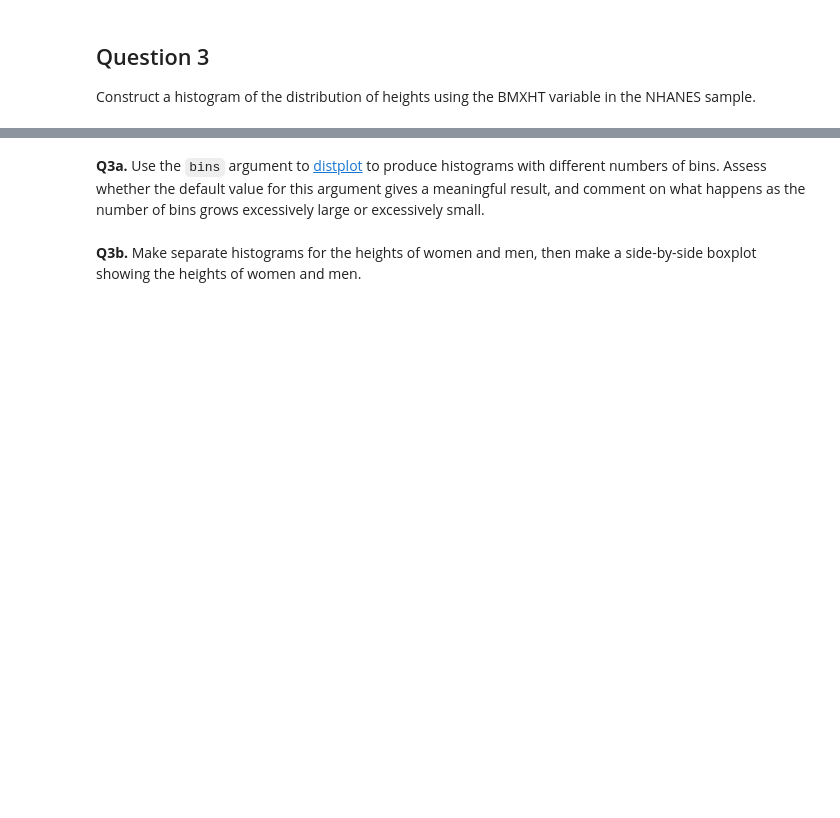
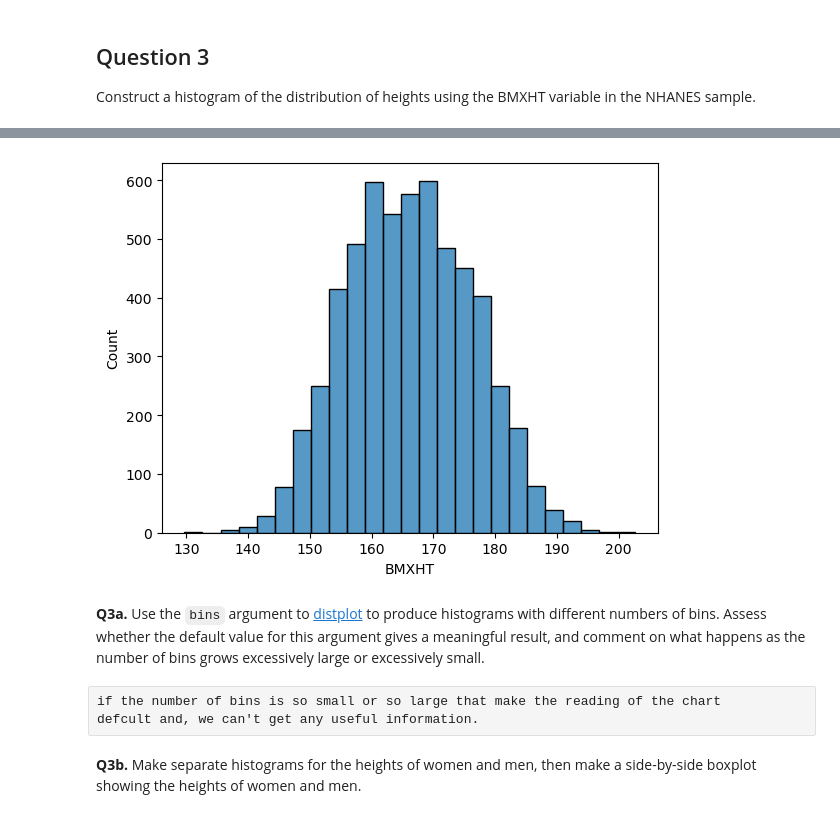
Before and after one commit to elsayedg/Statistics-with-Python-Specialization, a Jupyter notebook: 1_Understanding and Visualizing Data with Python/WEEK 2 - UNIVARIATE DATA/4- nhanes_univariate_practice.ipynb, the cells around one changed output, grey strips where cells are left out. Saved outputs shown, nothing was run; the diff lists cells and outputs as text; code cells hidden in the pictures; blank space fills up the shorter version.

```diff
--- a/1_Understanding and Visualizing Data with Python/WEEK 2 - UNIVARIATE DATA/4- nhanes_univariate_practice.ipynb
+++ b/1_Understanding and Visualizing Data with Python/WEEK 2 - UNIVARIATE DATA/4- nhanes_univariate_practice.ipynb
@@ -235,4 +214,12 @@ Construct a histogram of the distribution of heights using the BMXHT variable in
+# %%
+sns.histplot(da.BMXHT,bins= 25)
+plt.show()
+# %% [output]
+[figure, added]
 # %% [markdown]
 __Q3a.__ Use the `bins` argument to [distplot](https://seaborn.pydata.org/generated/seaborn.distplot.html) to produce histograms with different numbers of bins.  Assess whether the default value for this argument gives a meaningful result, and comment on what happens as the number of bins grows excessively large or excessively small.
+# %% [raw]
+if the number of bins is so small or so large that make the reading of the chart
+defcult and, we can't get any useful information.
 # %% [markdown]
 __Q3b.__ Make separate histograms for the heights of women and men, then make a side-by-side boxplot showing the heights of women and men.
```
Also changed, not shown: parts of 15 cells of this notebook, 1 other file.
